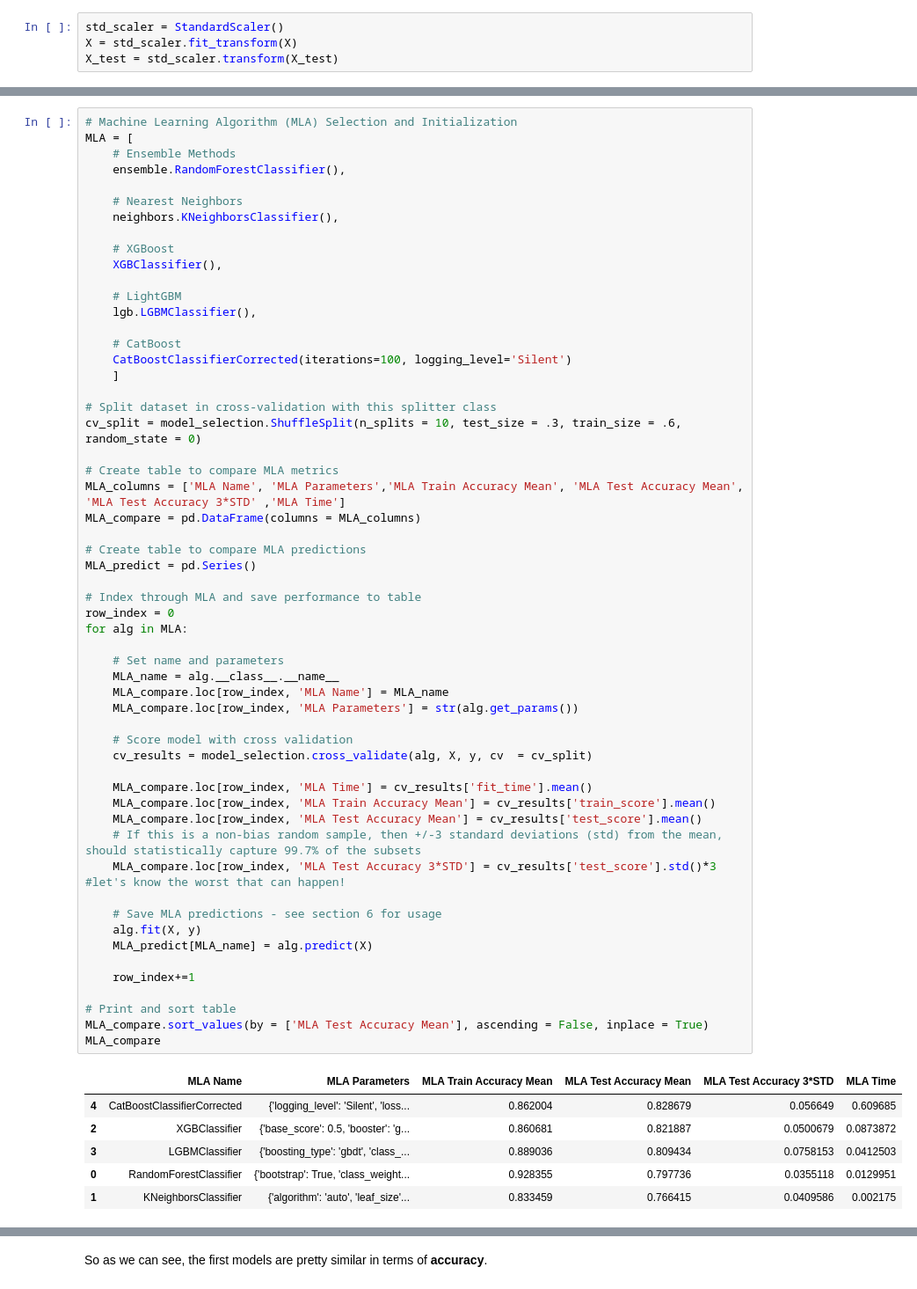
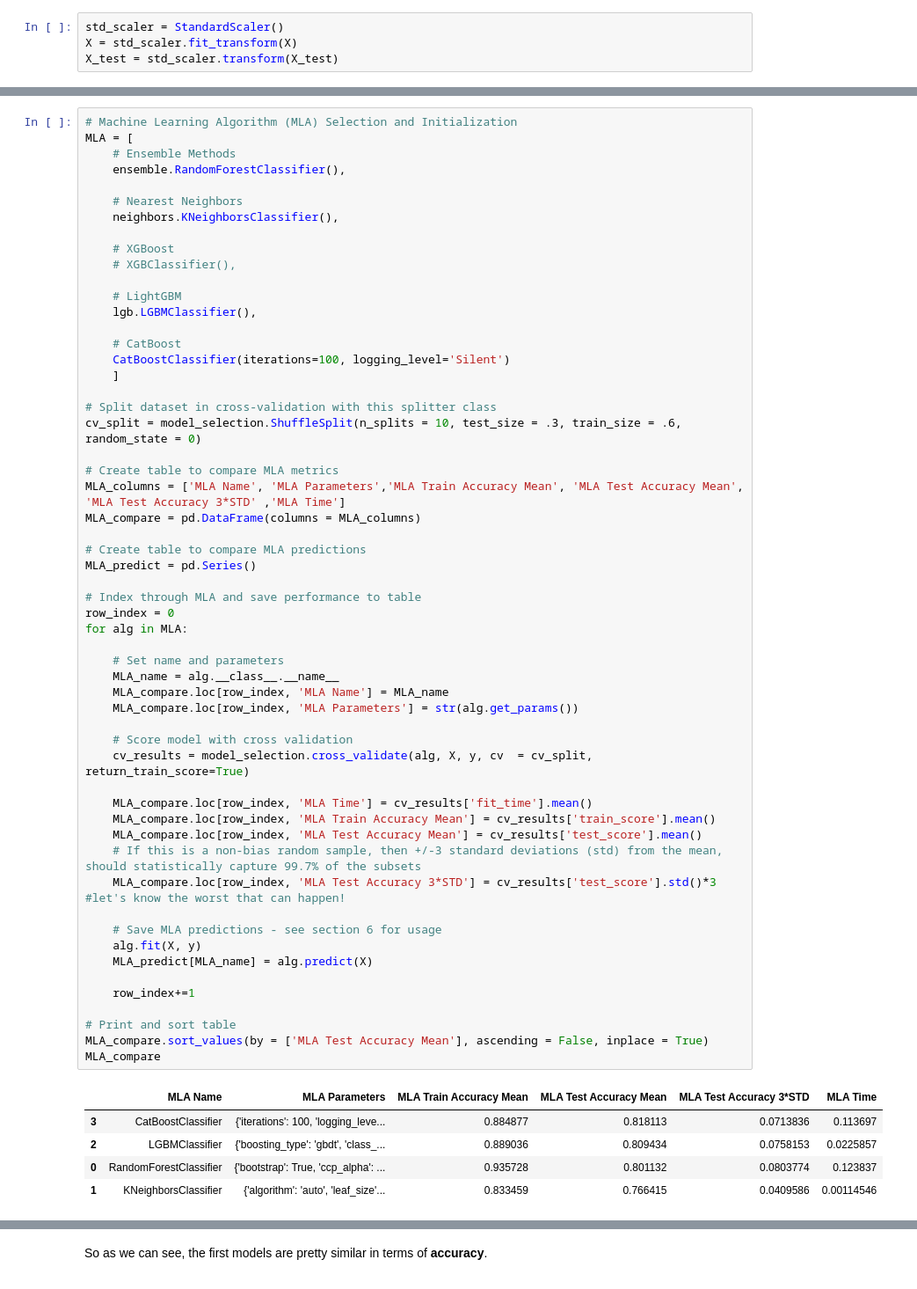
Before and after one commit to 2n3g5c9/pragmatic-kaggle-notebooks, a Jupyter notebook: titanic-machine-learning-from-disaster/notebook/titanic-a-pragmatic-approach.ipynb, the cells around one changed output, grey strips where cells are left out. Shown at 88% size. Saved outputs shown, nothing was run; the diff lists cells and outputs as text.

```diff
--- a/titanic-machine-learning-from-disaster/notebook/titanic-a-pragmatic-approach.ipynb
+++ b/titanic-machine-learning-from-disaster/notebook/titanic-a-pragmatic-approach.ipynb
@@ -1699,13 +1675,13 @@ MLA = [
     neighbors.KNeighborsClassifier(),
 
     # XGBoost
-    XGBClassifier(),
+    # XGBClassifier(),
 
     # LightGBM
     lgb.LGBMClassifier(),
 
     # CatBoost
-    CatBoostClassifierCorrected(iterations=100, logging_level='Silent')
+    CatBoostClassifier(iterations=100, logging_level='Silent')
     ]
 
 # Split dataset in cross-validation with this splitter class
@@ -1719,39 +1695,38 @@ MLA_compare = pd.DataFrame(columns = MLA_columns)
 MLA_predict = pd.Series()
 
 # Index through MLA and save performance to table
 row_index = 0
 for alg in MLA:
 
     # Set name and parameters
     MLA_name = alg.__class__.__name__
     MLA_compare.loc[row_index, 'MLA Name'] = MLA_name
     MLA_compare.loc[row_index, 'MLA Parameters'] = str(alg.get_params())
 
     # Score model with cross validation
-    cv_results = model_selection.cross_validate(alg, X, y, cv  = cv_split)
+    cv_results = model_selection.cross_validate(alg, X, y, cv  = cv_split, return_train_score=True)
 
     MLA_compare.loc[row_index, 'MLA Time'] = cv_results['fit_time'].mean()
     MLA_compare.loc[row_index, 'MLA Train Accuracy Mean'] = cv_results['train_score'].mean()
     MLA_compare.loc[row_index, 'MLA Test Accuracy Mean'] = cv_results['test_score'].mean()
     # If this is a non-bias random sample, then +/-3 standard deviations (std) from the mean, should statistically capture 99.7% of the subsets
     MLA_compare.loc[row_index, 'MLA Test Accuracy 3*STD'] = cv_results['test_score'].std()*3   #let's know the worst that can happen!
 
     # Save MLA predictions - see section 6 for usage
     alg.fit(X, y)
     MLA_predict[MLA_name] = alg.predict(X)
 
     row_index+=1
 
 # Print and sort table
 MLA_compare.sort_values(by = ['MLA Test Accuracy Mean'], ascending = False, inplace = True)
 MLA_compare
 # %% [output]
 |  | MLA Name | MLA Parameters | MLA Train Accuracy Mean | MLA Test Accuracy Mean | MLA Test Accuracy 3*STD | MLA Time |
-| 4 | CatBoostClassifierCorrected | {'logging_level': 'Silent', 'loss... | 0.862004 | 0.828679 | 0.056649 | 0.609685 |
-| 2 | XGBClassifier | {'base_score': 0.5, 'booster': 'g... | 0.860681 | 0.821887 | 0.0500679 | 0.0873872 |
-| 3 | LGBMClassifier | {'boosting_type': 'gbdt', 'class_... | 0.889036 | 0.809434 | 0.0758153 | 0.0412503 |
-| 0 | RandomForestClassifier | {'bootstrap': True, 'class_weight... | 0.928355 | 0.797736 | 0.0355118 | 0.0129951 |
-| 1 | KNeighborsClassifier | {'algorithm': 'auto', 'leaf_size'... | 0.833459 | 0.766415 | 0.0409586 | 0.002175 |
+| 3 | CatBoostClassifier | {'iterations': 100, 'logging_leve... | 0.884877 | 0.818113 | 0.0713836 | 0.113697 |
+| 2 | LGBMClassifier | {'boosting_type': 'gbdt', 'class_... | 0.889036 | 0.809434 | 0.0758153 | 0.0225857 |
+| 0 | RandomForestClassifier | {'bootstrap': True, 'ccp_alpha': ... | 0.935728 | 0.801132 | 0.0803774 | 0.123837 |
+| 1 | KNeighborsClassifier | {'algorithm': 'auto', 'leaf_size'... | 0.833459 | 0.766415 | 0.0409586 | 0.00114546 |
 # %%
 fig, ax = plt.subplots(figsize=(16,6))
 
```
Also changed, not shown: parts of 73 cells of this notebook, 4 other files.
